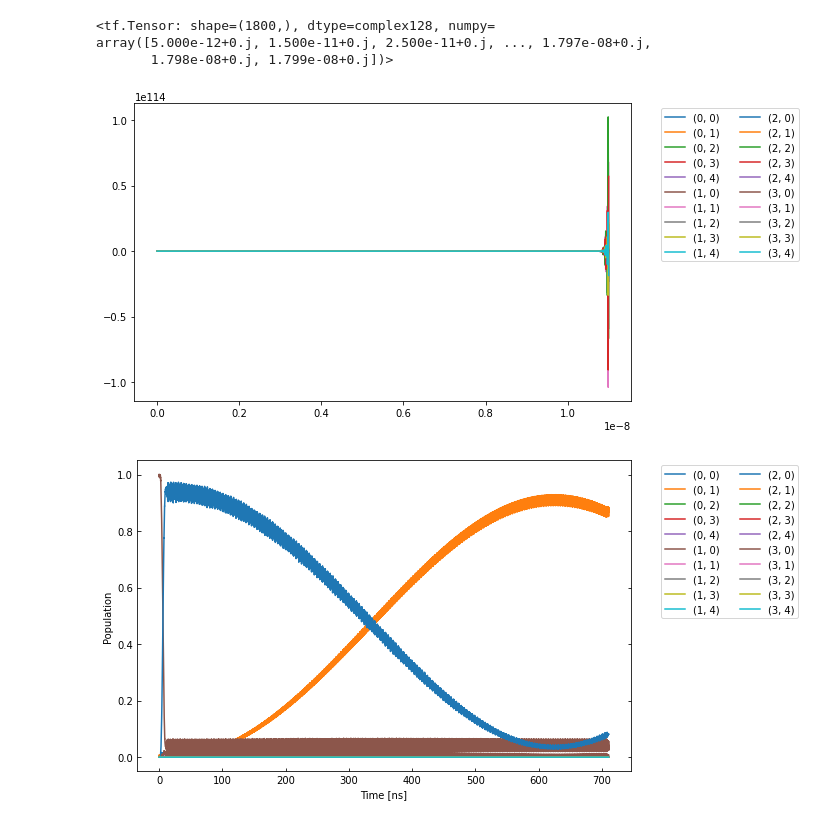
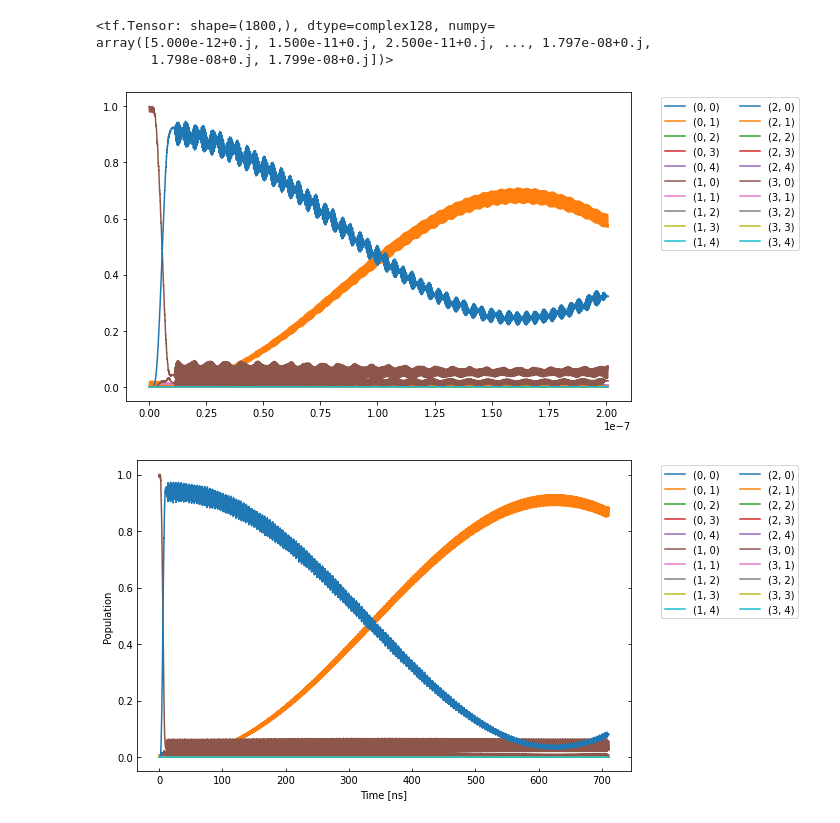
Before and after one commit to BackOnTrackIce/Qubit_readout, a Jupyter notebook: Ashutosh_codes/Qubit_reset_C3.ipynb, the cells around one changed output. Drawn from its saved outputs; the diff is of its cells as text; code cells hidden in the pictures.

```diff
--- a/Ashutosh_codes/Qubit_reset_C3.ipynb
+++ b/Ashutosh_codes/Qubit_reset_C3.ipynb
@@ -143,7 +143,7 @@ model = Mdl(
 model.set_lindbladian(False)
 model.set_dressed(False)
 
-sim_res = 100e9
+sim_res = 1000e9
 awg_res = 2e9
 v2hz = 1e9
 
@@ -911,35 +911,35 @@ def plotPopulationFromState(
 
     model = exp.pmap.model
     if model.lindbladian:
         result = exp.solve_lindblad_ode(init_state, sequence)
         rhos = result["rho"]
         ts = result["ts"]
         pops = []
         for rho in rhos:
             pops.append(tf.math.real(tf.linalg.diag_part(rho)))
         plt.figure(figsize=[10,5])
         plt.plot(ts, pops)
         plt.legend(
             model.state_labels,
             ncol=int(np.ceil(model.tot_dim / 15)),
             bbox_to_anchor=(1.05, 1.0),
             loc="upper left")
         plt.tight_layout()
     else:
         print("Not Implemented")
 
 
 init_state_index = model.get_state_indeces([(1,0)])[0]
 psi_init = [[0] * model.tot_dim]
 psi_init[0][init_state_index] = 1
 init_state = tf.transpose(tf.constant(psi_init, tf.complex128))
 if model.lindbladian:
     init_state = tf_utils.tf_state_to_dm(init_state)
-sequence = ["swap_10_20[0, 1]"]
+sequence = ["swap_10_20[0, 1]", "swap_20_01[0, 1]"]
 
 plotPopulationFromState(exp, init_state, sequence)
 # %% [output]
-[figure, old version]
+[figure, new version]
 # %%
 init_state_index = model.get_state_indeces([(1,0)])[0]
 psi_init = [[0] * model.tot_dim]
```
Also changed, not shown: parts of 2 cells of this notebook, 3 other files.
